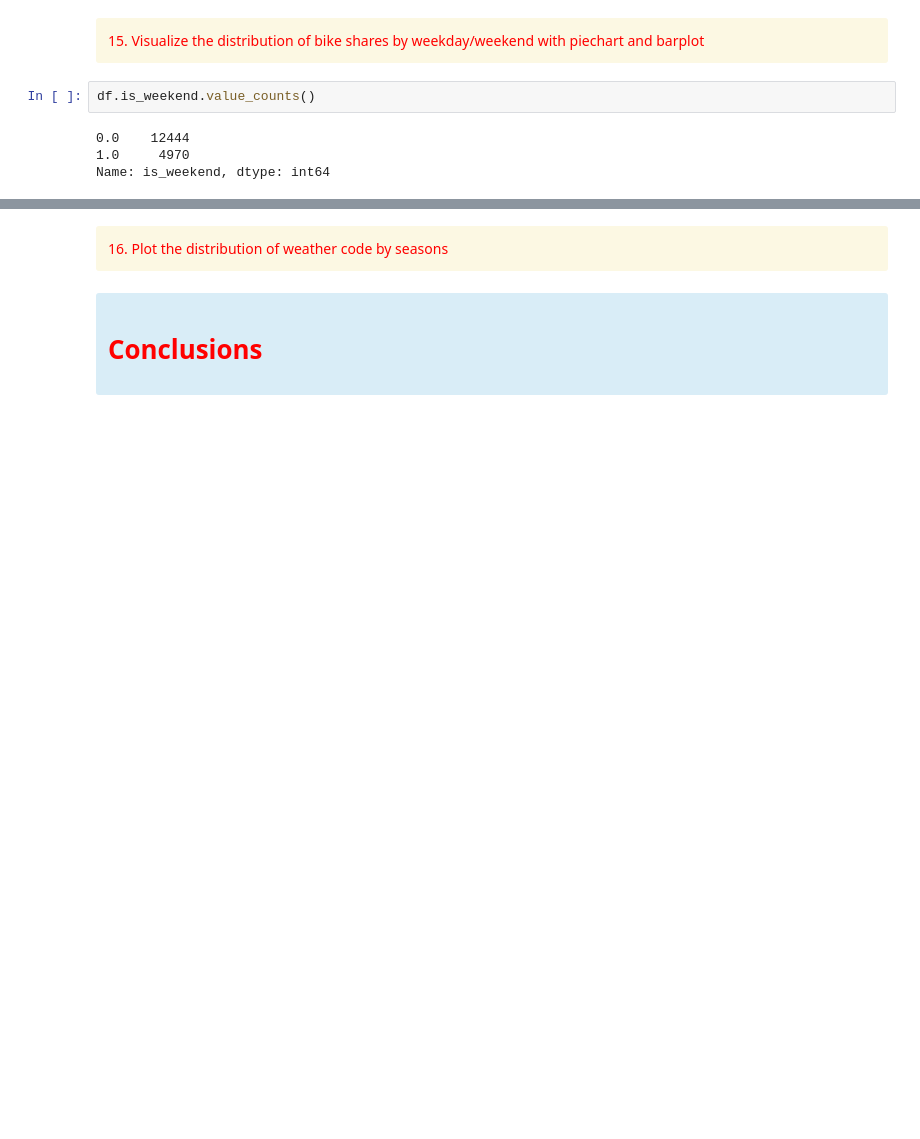
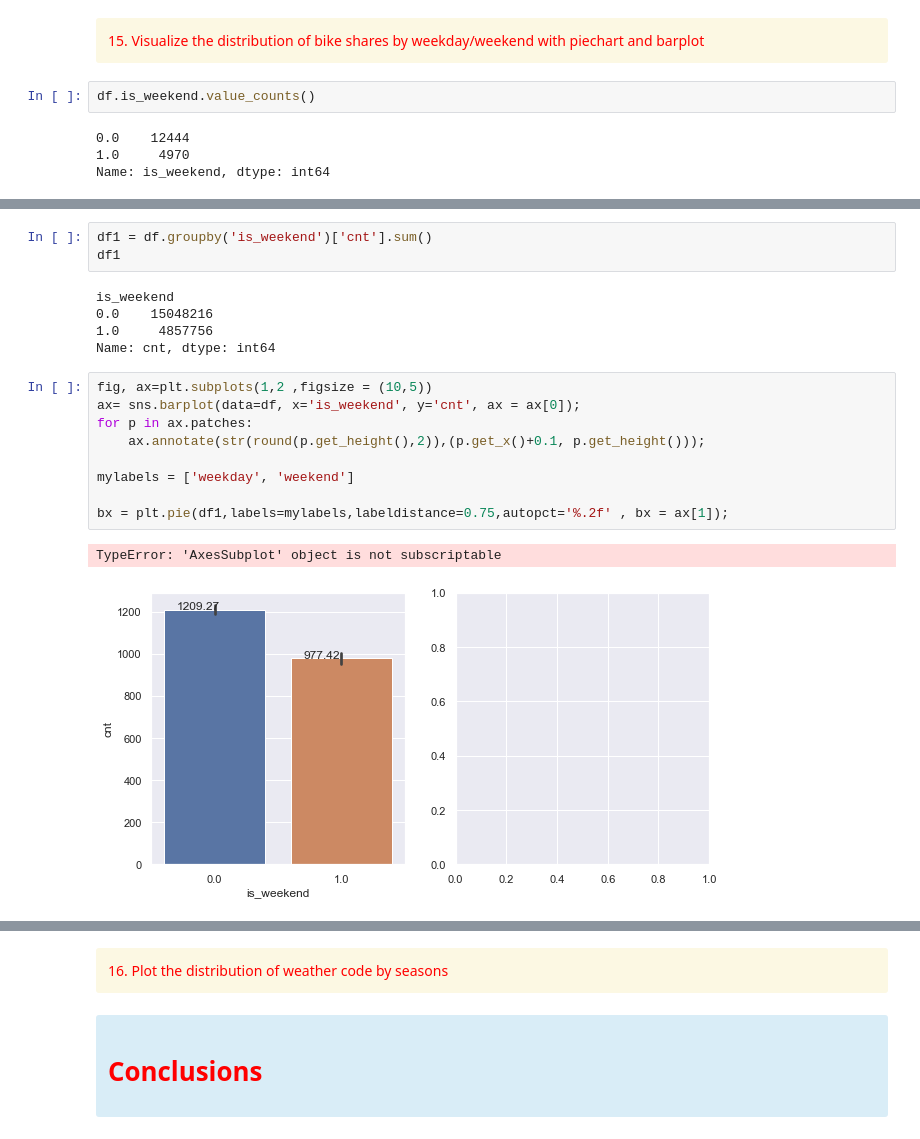
Before and after one commit to veyselaytekin1/EDA_DONE, a Jupyter notebook: DataVisualize_Project/DataVisualization with Python_Capstaone Project - Student.ipynb, the cells around one changed output, grey strips where cells are left out. Saved outputs shown, nothing was run; the diff lists cells and outputs as text; blank space fills up the shorter version.

Commit message:
added pie chart

```diff
--- a/DataVisualize_Project/DataVisualization with Python_Capstaone Project - Student.ipynb
+++ b/DataVisualize_Project/DataVisualization with Python_Capstaone Project - Student.ipynb
@@ -603,0 +600,20 @@ ValueError: 'label' must be of length 'x'
+# %%
+df1 = df.groupby('is_weekend')['cnt'].sum()
+df1
+# %% [output]
+is_weekend
+0.0    15048216
+1.0     4857756
+Name: cnt, dtype: int64
+# %%
+fig, ax=plt.subplots(1,2 ,figsize = (10,5))
+ax= sns.barplot(data=df, x='is_weekend', y='cnt', ax = ax[0]);
+for p in ax.patches:
+    ax.annotate(str(round(p.get_height(),2)),(p.get_x()+0.1, p.get_height()));
+
+mylabels = ['weekday', 'weekend']
+
+bx = plt.pie(df1,labels=mylabels,labeldistance=0.75,autopct='%.2f' , bx = ax[1]);
+# %% [output]
+TypeError: 'AxesSubplot' object is not subscriptable
+[figure, added]
```
Also changed, not shown: parts of 3 cells of this notebook.
